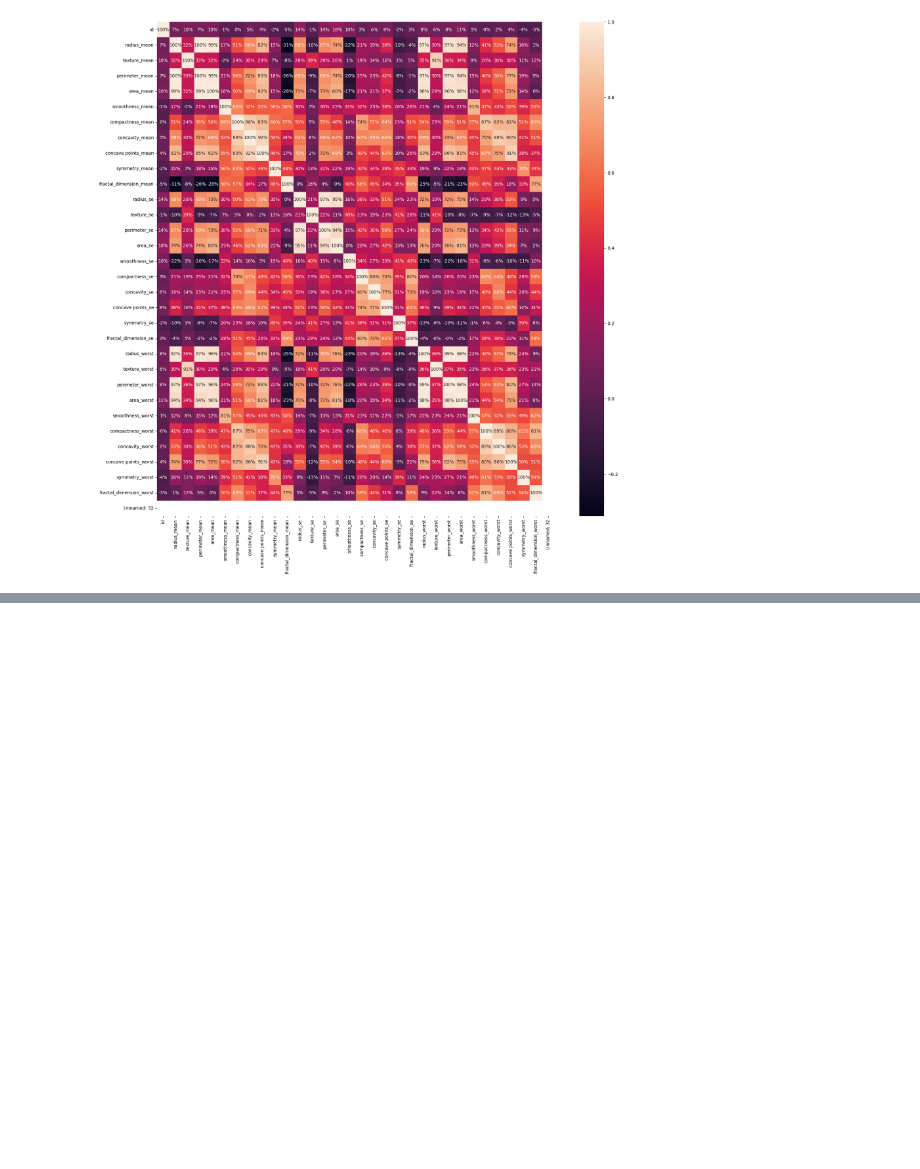
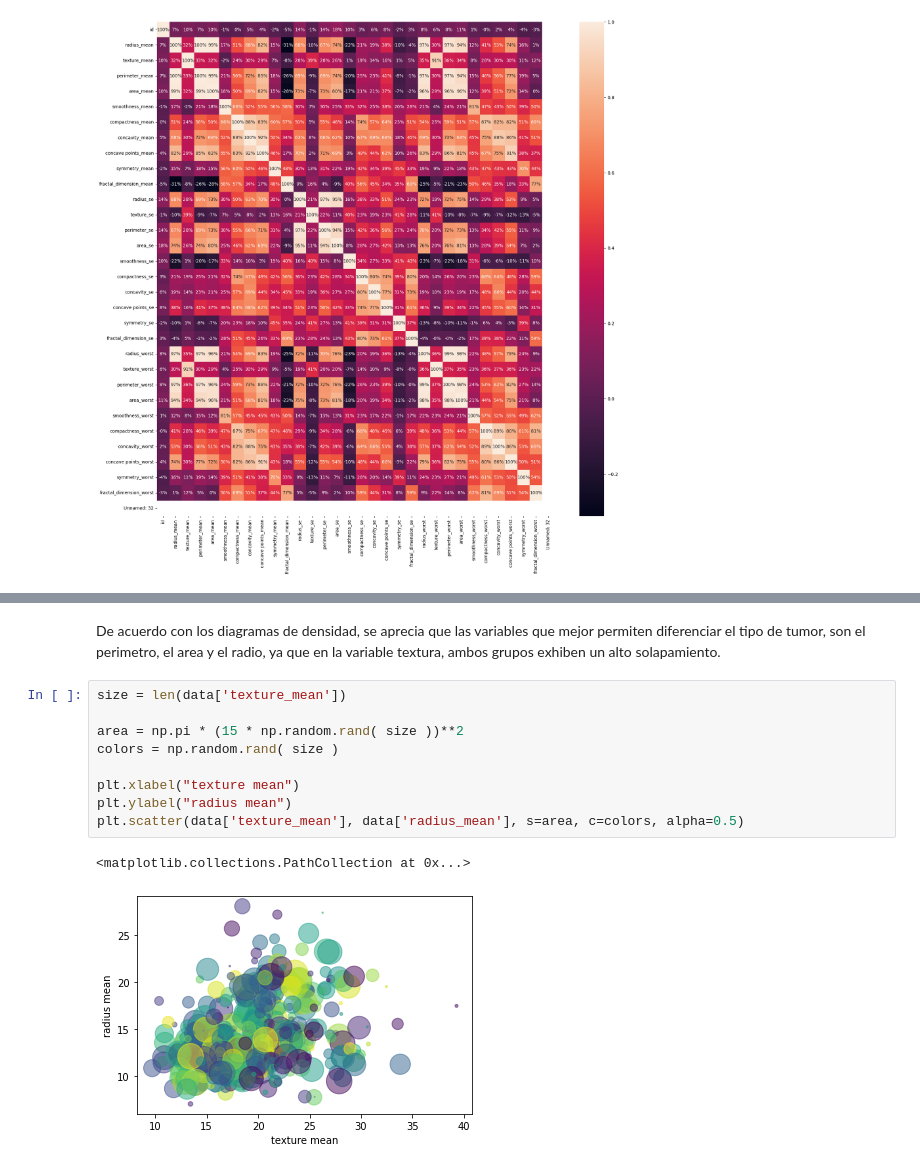
Before and after one commit to cirman/Proyecto_machine_learning, a Jupyter notebook: mynewbook/_build/jupyter_execute/notebooks.ipynb, the cells around one changed output, grey strips where cells are left out. Cells and saved outputs as stored; diff of their text form; blank space fills up the shorter version.

```diff
--- a/mynewbook/_build/jupyter_execute/notebooks.ipynb
+++ b/mynewbook/_build/jupyter_execute/notebooks.ipynb
@@ -137,0 +150,14 @@ This will become an error in seaborn v0.14.0; please update your code.
+# %% [markdown]
+De acuerdo con los diagramas de densidad, se aprecia que las variables que mejor permiten diferenciar el tipo de tumor, son el perimetro, el area y el radio, ya que en la variable textura, ambos grupos exhiben un alto solapamiento.
+# %%
+size = len(data['texture_mean'])
+
+area = np.pi * (15 * np.random.rand( size ))**2
+colors = np.random.rand( size )
+
+plt.xlabel("texture mean")
+plt.ylabel("radius mean")
+plt.scatter(data['texture_mean'], data['radius_mean'], s=area, c=colors, alpha=0.5)
+# %% [output]
+<matplotlib.collections.PathCollection at 0x...>
+[figure, added]
```
Also changed, not shown: parts of 5 cells of this notebook, 14 other files.
